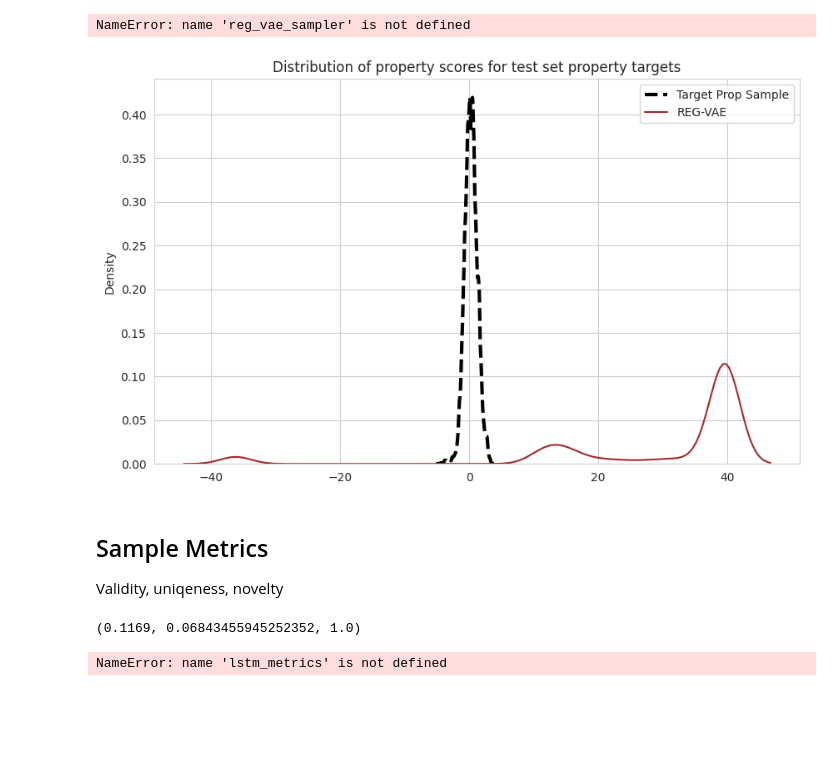
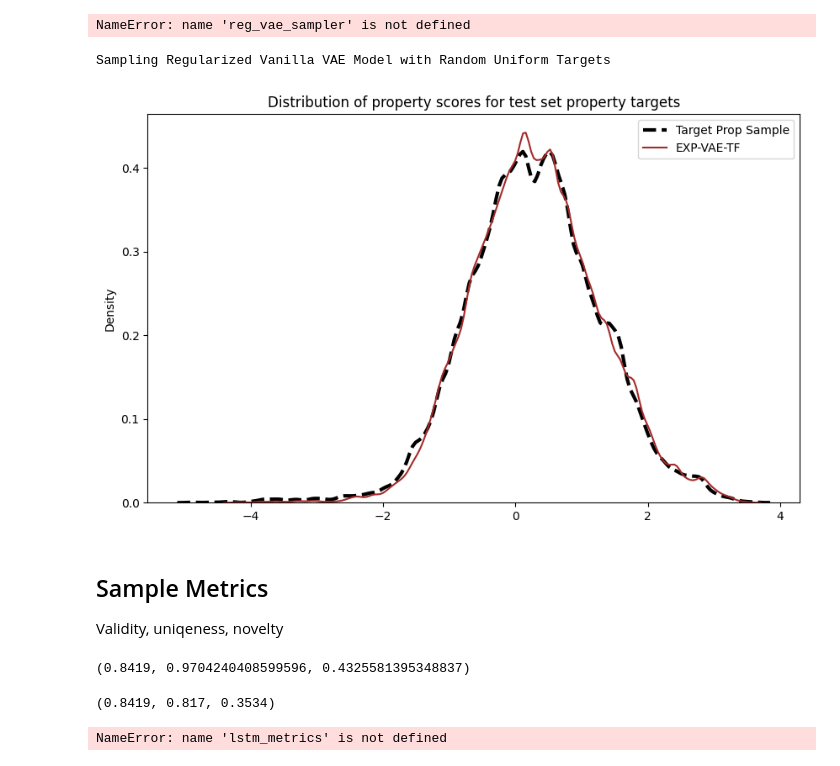
Before and after one commit to HeathArhturLouis/Rethinking-Molecular-Design-Integrating-Latent-Variable-and-Autoregressive-Models-for-Enhanced-Goal, a Jupyter notebook: Evaluation.ipynb, the cells around one changed output. Drawn from its saved outputs; the diff is of its cells as text; code cells hidden in the pictures; blank space fills up the shorter version.

```diff
--- a/Evaluation.ipynb
+++ b/Evaluation.ipynb
@@ -294,4 +399,10 @@ assert(len(reg_vae_global_sample_smiles) == num_to_sample)
 # %% [output]
 Sampling Regularized Vanilla VAE Model with Random Uniform Targets
 NameError: name 'reg_vae_sampler' is not defined
+# %%
+print('Sampling Regularized Vanilla VAE Model with Random Uniform Targets')
+explicit_vae_global_sample_smiles = explicit_vae_sampler.sample(model = explicit_vae_model, properties=targets, num_to_sample=num_to_sample, max_seq_len=101, random=True)
+assert(len(explicit_vae_global_sample_smiles) == num_to_sample)
+# %% [output]
+Sampling Regularized Vanilla VAE Model with Random Uniform Targets
 # %%
@@ -303,20 +415,21 @@ sd_vae_global_properties = props_from_smiles(sd_vae_global_sample_smiles)
 # %%
 plt.figure(figsize=(10, 6))
 
 sns.kdeplot(target_props, color="black", label='Target Prop Sample', bw_adjust=0.5, linestyle="--", linewidth=3 )
 # sns.kdeplot(lstm_global_properties, color="blue", label='LSTM', bw_adjust=0.5)
 # sns.kdeplot(sd_lstm_global_properties, color="purple", label='SD-LSTM', bw_adjust=0.5)
 # sns.kdeplot(vae_global_properties, color="red", label='VAE', bw_adjust=0.5)
 # sns.kdeplot(sd_vae_global_properties, color="orange", label='SD-VAE', bw_adjust=0.5)
-sns.kdeplot(reg_vae_global_properties, color = "brown", label='REG-VAE', bw_adjust=0.5)
+# sns.kdeplot(reg_vae_global_properties, color = "brown", label='REG-VAE', bw_adjust=0.5)
+sns.kdeplot(explicit_vae_global_properties, color = "brown", label='EXP-VAE-TF', bw_adjust=0.5)
 # pval0 = property_val_range[0]
 # pval1 = property_val_range[1]
 
 plt.title(f'Distribution of property scores for test set property targets')# {pval0} : {pval1})')
 plt.legend()
 plt.show()
 # %% [output]
-[figure, old version]
+[figure, new version]
 # %% [markdown]
 ## Sample Metrics
 Validity, uniqeness, novelty
@@ -329,4 +443,4 @@ sd_vae_metrics = amina_metrics(sd_vae_global_sample_smiles, train_smiles)
-# %%
-reg_vae_metrics
-# %% [output]
-(0.1169, 0.06843455945252352, 1.0)
+# %%
+exp_vae_metrics
+# %% [output]
+(0.8419, 0.9704240408599596, 0.4325581395348837)
@@ -333,3 +449,7 @@ reg_vae_metrics
+# %%
+exp_vae_absolute_metrics
+# %% [output]
+(0.8419, 0.817, 0.3534)
 # %%
 models = ['LSTM', 'SD-LSTM', 'VAE', 'SD-VAE']
 metrics = ['Validity', 'Uniqueness', 'Novelty']
```
Also changed, not shown: parts of 40 cells of this notebook, 51 other files.
